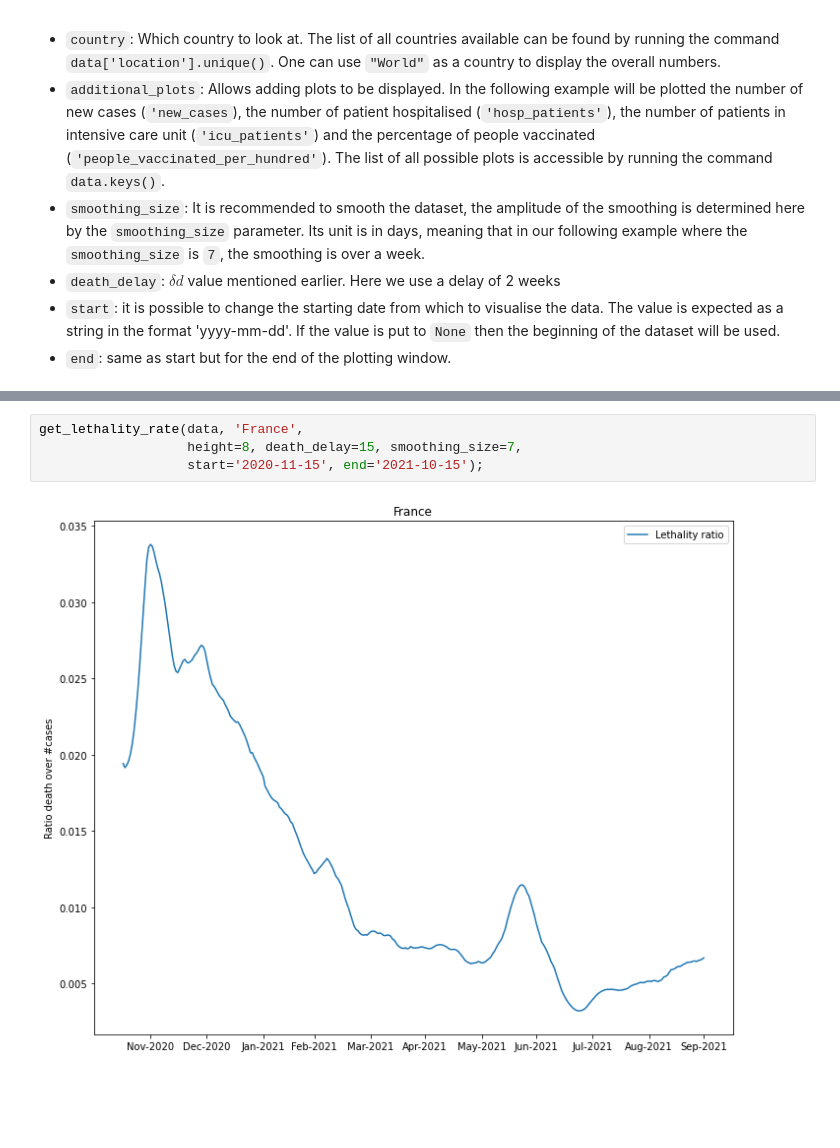
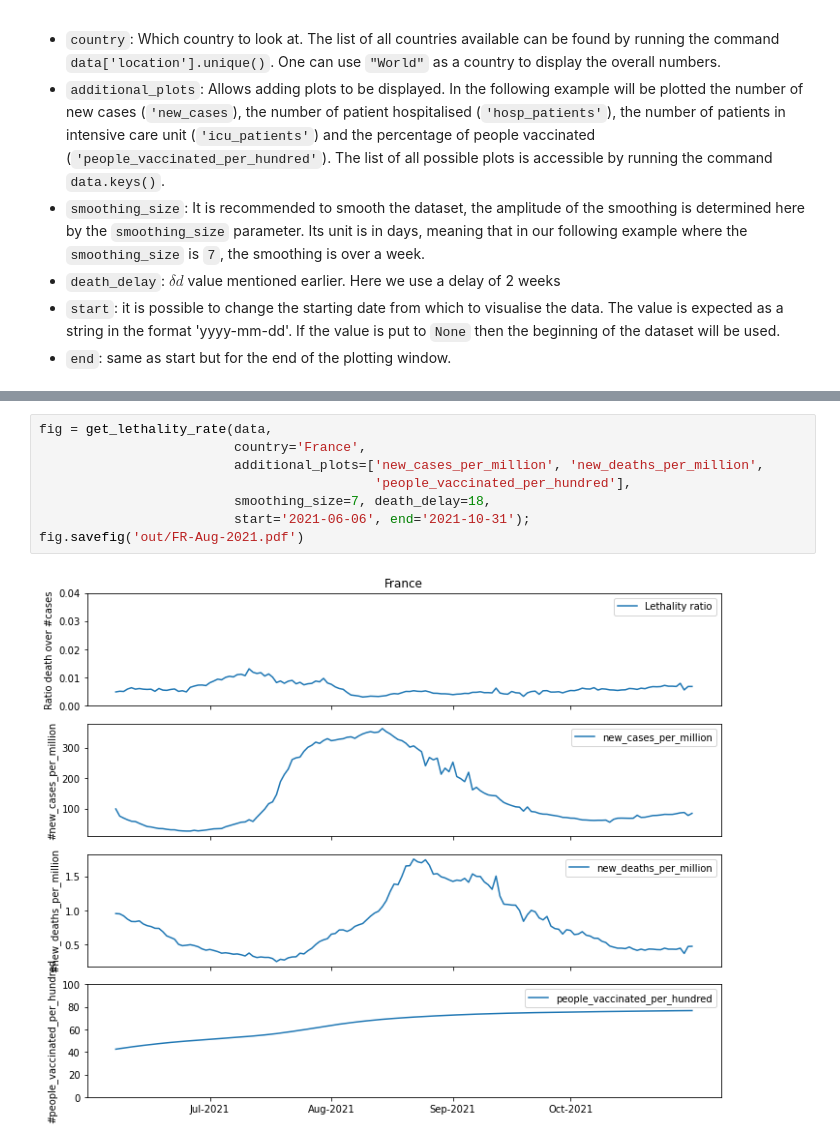
Before and after one commit to GuignardLab/covid-analysis, a Jupyter notebook: Data-analysis-Colab.ipynb, the cells around one changed output, grey strips where cells are left out. Saved outputs shown, nothing was run; the diff lists cells and outputs as text; blank space fills up the shorter version.

```diff
--- a/Data-analysis-Colab.ipynb
+++ b/Data-analysis-Colab.ipynb
@@ -143,6 +141,10 @@ In the following plot only the death ratio is plotted
-# %%
-get_lethality_rate(data, 'France',
-                   height=8, death_delay=15, smoothing_size=7,
-                   start='2020-11-15', end='2021-10-15');
-# %% [output]
-[figure, removed]
+# %%
+fig = get_lethality_rate(data,
+                         country='France',
+                         additional_plots=['new_cases_per_million', 'new_deaths_per_million',
+                                           'people_vaccinated_per_hundred'],
+                         smoothing_size=7, death_delay=18,
+                         start='2021-06-06', end='2021-10-31');
+fig.savefig('out/FR-Aug-2021.pdf')
+# %% [output]
+[figure, added]
```
Also changed, not shown: parts of 8 cells of this notebook.
